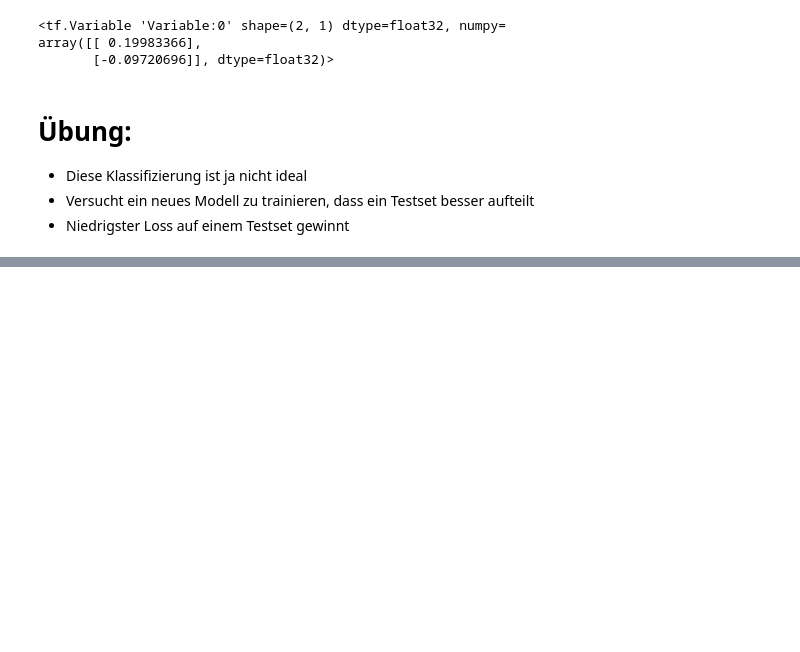
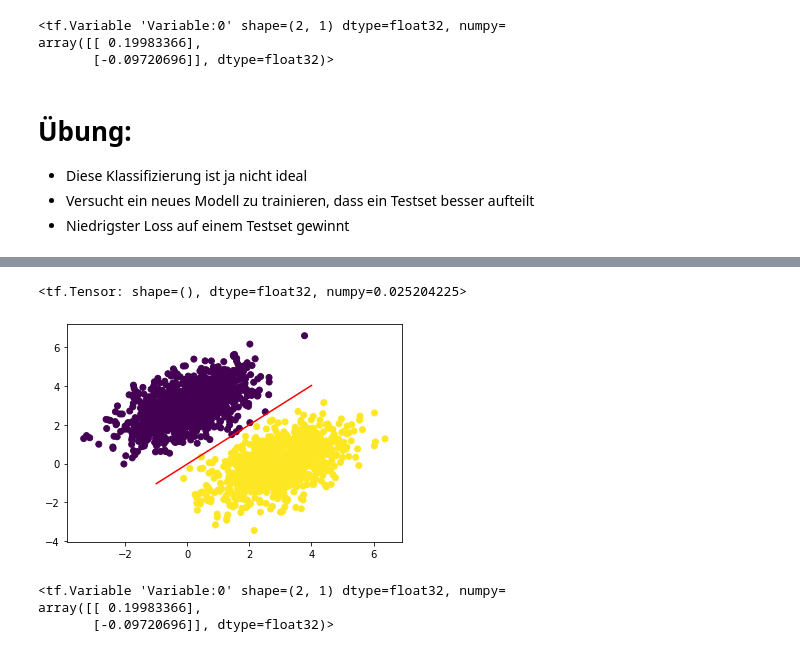
Before and after one commit to PhilippBongartz/GfU_DeepLearning_2022, a Jupyter notebook: Tag1/1.8.Tensorflow_Beispiel.ipynb, the cells around one changed output, grey strips where cells are left out. Drawn from its saved outputs; the diff is of its cells as text; code cells hidden in the pictures; blank space fills up the shorter version.

```diff
--- a/Tag1/1.8.Tensorflow_Beispiel.ipynb
+++ b/Tag1/1.8.Tensorflow_Beispiel.ipynb
@@ -244,3 +285,16 @@ array([[ 0.19983366],
 * Diese Klassifizierung ist ja nicht ideal
 * Versucht ein neues Modell zu trainieren, dass ein Testset besser aufteilt
 * Niedrigster Loss auf einem Testset gewinnt
+# %%
+# Test-Daten generieren:
+
+num_samples_per_class = 1000
+
+negative_samples = np.random.multivariate_normal(
+    mean=[0, 3], cov=[[1, 0.5],[0.5, 1]], size=num_samples_per_class)
+
+positive_samples = np.random.multivariate_normal(
+    mean=[3, 0], cov=[[1, 0.5],[0.5, 1]], size=num_samples_per_class)
+
+test_inputs = np.vstack((negative_samples, positive_samples)).astype(np.float32)
+test_targets = np.vstack((np.zeros((num_samples_per_class, 1), dtype='float32'), np.ones((num_samples_per_class, 1), dtype='float32')))
@@ -246,0 +337,22 @@ array([[ 0.19983366],
+# %%
+predictions = model(test_inputs)
+loss = square_loss(test_targets, predictions)
+# %%
+loss
+# %% [output]
+<tf.Tensor: shape=(), dtype=float32, numpy=0.025204225>
+# %%
+x = np.linspace(-1, 4, 100)  # gleichmäßig gesampelte x-Werte
+y = - W[0] / W[1] * x + (0.5 - b) / W[1]  # y-Werte
+
+plt.plot(x, y, '-r')
+plt.scatter(test_inputs[:, 0], test_inputs[:, 1], c=predictions[:, 0] > 0.5)
+plt.show()
+# %% [output]
+[figure, added]
+# %%
+W
+# %% [output]
+<tf.Variable 'Variable:0' shape=(2, 1) dtype=float32, numpy=
+array([[ 0.19983366],
+       [-0.09720696]], dtype=float32)>
```
Also changed, not shown: parts of 16 cells of this notebook, 2 other files.
